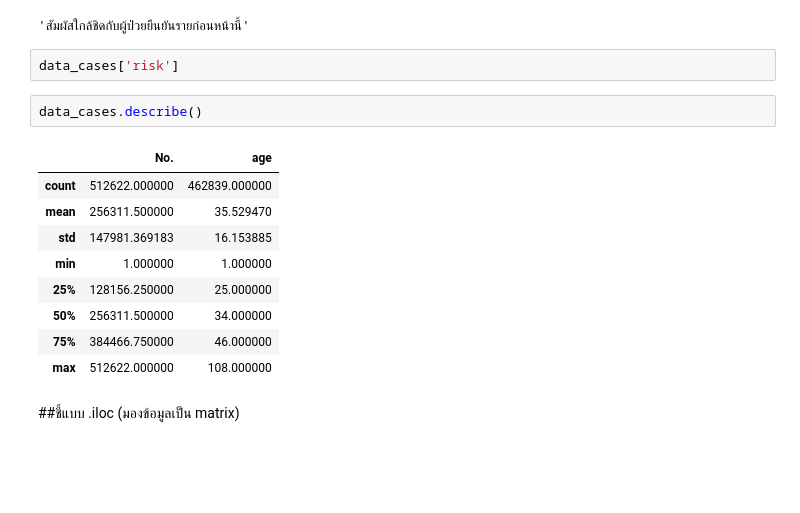
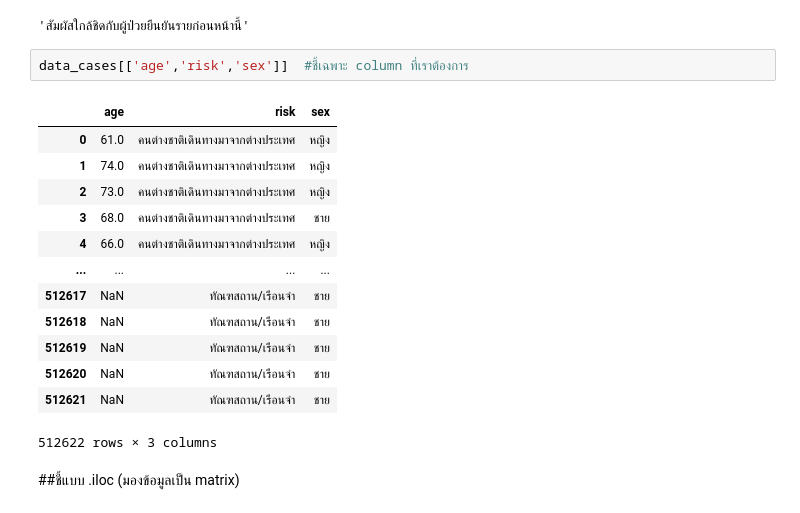
Before and after one commit to sskboonmee/DWDM21, a Jupyter notebook: Data_processing_(Chapter3).ipynb, the cells around one changed output. Drawn from its saved outputs; the diff is of its cells as text; blank space fills up the shorter version.

```diff
--- a/Data_processing_(Chapter3).ipynb
+++ b/Data_processing_(Chapter3).ipynb
@@ -52,20 +52,22 @@ Name: risk, Length: 512622, dtype: object
 data_cases['risk'][678]
 # %% [output]
 'สัมผัสใกล้ชิดกับผู้ป่วยยืนยันรายก่อนหน้านี้'
-# %%
-data_cases['risk']
-# %%
-data_cases.describe()
-# %% [output]
-|  | No. | age |
-| count | 512622.000000 | 462839.000000 |
-| mean | 256311.500000 | 35.529470 |
-| std | 147981.369183 | 16.153885 |
-| min | 1.000000 | 1.000000 |
-| 25% | 128156.250000 | 25.000000 |
-| 50% | 256311.500000 | 34.000000 |
-| 75% | 384466.750000 | 46.000000 |
-| max | 512622.000000 | 108.000000 |
+# %%
+data_cases[['age','risk','sex']]  #ชี้เฉพาะ column ที่เราต้องการ
+# %% [output]
+|  | age | risk | sex |
+| 0 | 61.0 | คนต่างชาติเดินทางมาจากต่างประเทศ | หญิง |
+| 1 | 74.0 | คนต่างชาติเดินทางมาจากต่างประเทศ | หญิง |
+| 2 | 73.0 | คนต่างชาติเดินทางมาจากต่างประเทศ | หญิง |
+| 3 | 68.0 | คนต่างชาติเดินทางมาจากต่างประเทศ | ชาย |
+| 4 | 66.0 | คนต่างชาติเดินทางมาจากต่างประเทศ | หญิง |
+| ... | ... | ... | ... |
+| 512617 | NaN | ทัณฑสถาน/เรือนจำ | ชาย |
+| 512618 | NaN | ทัณฑสถาน/เรือนจำ | ชาย |
+| 512619 | NaN | ทัณฑสถาน/เรือนจำ | ชาย |
+| 512620 | NaN | ทัณฑสถาน/เรือนจำ | ชาย |
+| 512621 | NaN | ทัณฑสถาน/เรือนจำ | ชาย |
+512622 rows × 3 columns
 # %% [markdown]
 ##ชี้แบบ  .iloc (มองข้อมูลเป็น matrix)
 # %%
```
Also changed, not shown: parts of 21 cells of this notebook.
